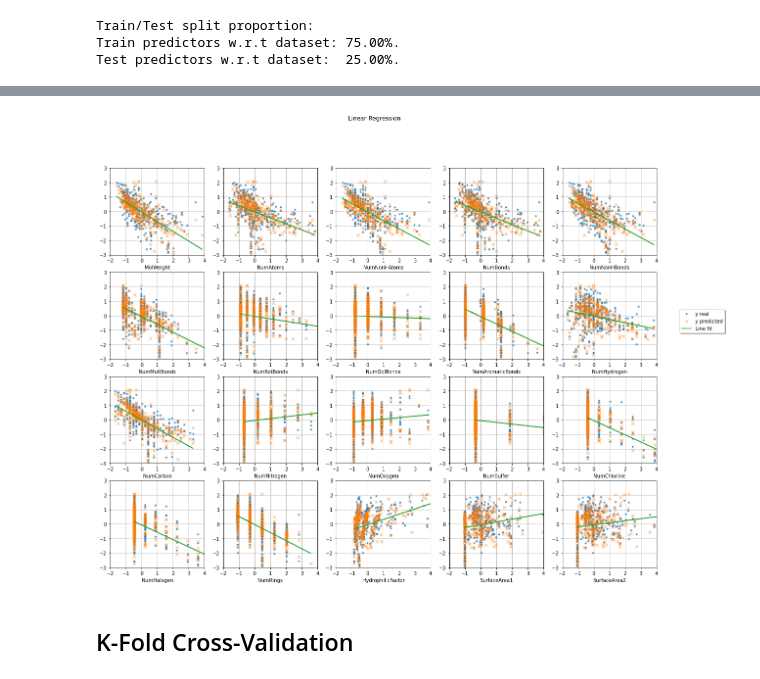
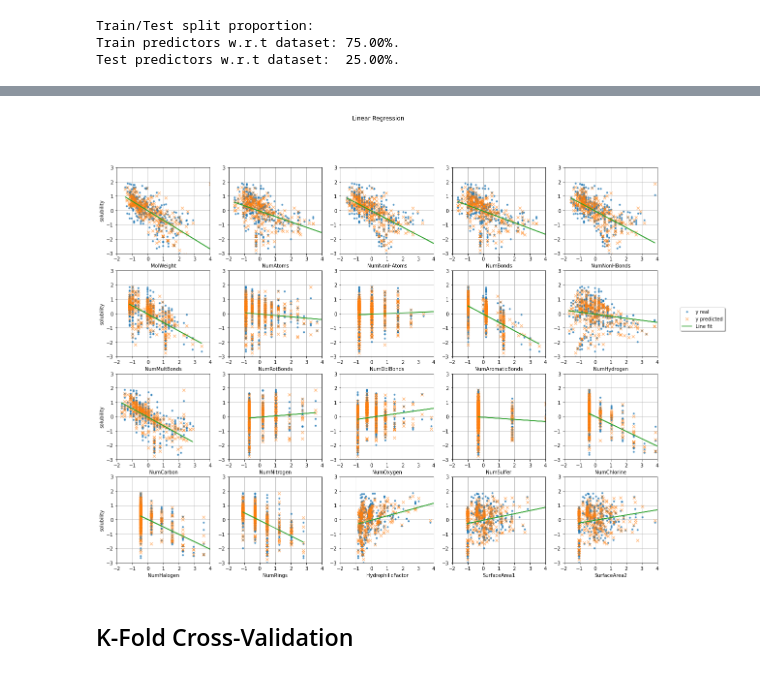
Before and after one commit to lucasabdalah/Exploratory-Data-Analisys, a Jupyter notebook: code/hw2/data_regression.ipynb, the cells around one changed output, grey strips where cells are left out. Drawn from its saved outputs; the diff is of its cells as text; code cells hidden in the pictures.

Commit message:
plot

```diff
--- a/code/hw2/data_regression.ipynb
+++ b/code/hw2/data_regression.ipynb
@@ -308,30 +309,31 @@ for i in range(N_predictors):
 # %%
 i = 0
 bottom = -3
 top = 3
 nrow = 4
 ncol = 5
 fig3, axes3 = plt.subplots(nrow, ncol, figsize = (20, 15))
 for row_i in range(nrow):
     for col_i in range(ncol):
         lineFit=m[i]*X_test[X_test.columns[i]]+b[i]
         ax3 = axes3[row_i]
         ax3[col_i].plot(X_test[X_test.columns[i]], y_test, '.', label = 'y real', alpha = .7)
         ax3[col_i].plot(X_test[X_test.columns[i]], y_pred, 'x', label = 'y predicted', alpha = .7)
         ax3[col_i].plot(X_test[X_test.columns[i]], lineFit, '-', label = 'Line fit')
         ax3[col_i].set_xlabel(X_test.columns[i])
         ax3[col_i].set_xlim(-2, 4)
         ax3[col_i].set_ylim(bottom, top)
         ax3[col_i].grid()
         i += 1
-
+for row in range(nrow):
+    axes3[row][0].set_ylabel('solubility')
 fig3.suptitle('Linear Regression')
 plt.legend(loc = 'upper right', bbox_to_anchor = (1.75, 3), frameon = True, shadow = True)
 plt.tight_layout()
 
 plt.show()
 # %% [output]
-[figure, old version]
+[figure, new version]
 # %% [markdown]
 ## K-Fold Cross-Validation
 # %%
```
Also changed, not shown: parts of 11 cells of this notebook.
